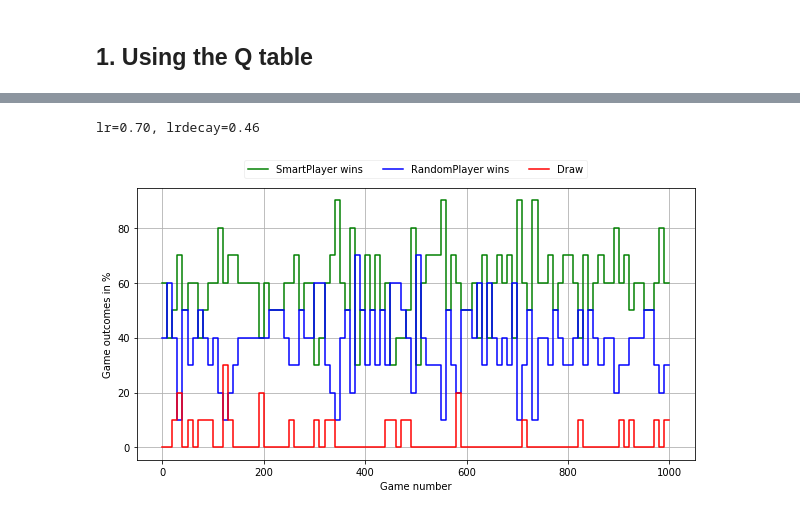
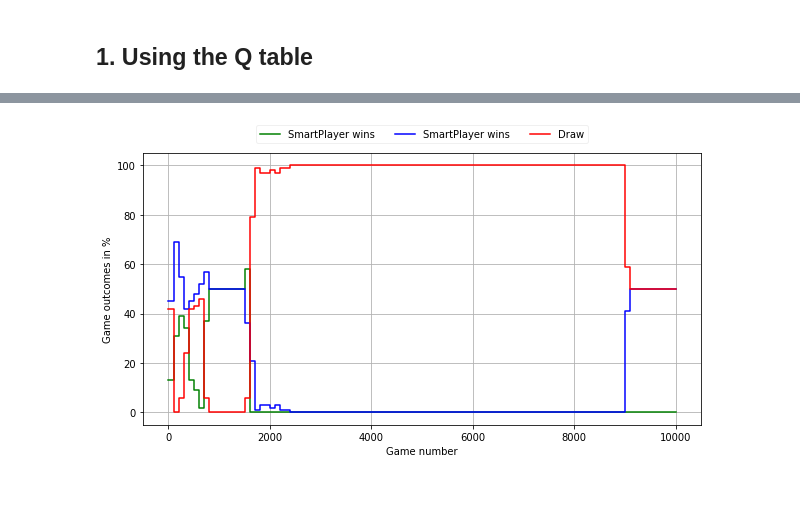
Before and after one commit to simonaertssen/TicTacToe-Reinforcement-Learning, a Jupyter notebook: TrainPlayers.ipynb, the cells around one changed output, grey strips where cells are left out. Cells and saved outputs as stored; diff of their text form; code cells hidden in the pictures.

```diff
--- a/TrainPlayers.ipynb
+++ b/TrainPlayers.ipynb
@@ -132,10 +94,10 @@ def smartObjective(args):
-# %%
-res = gp_minimize(smartObjective, [(0.0, 1.0), (0.0, 1.0)], acq_func="LCB", n_calls=10, n_random_starts=5, noise=0.1**2)
-print("lr={:.2f}, lrdecay={:.2f}".format(*(res.x)))
-# %% [output]
-lr=0.70, lrdecay=0.46
-# %%
-optimisedSmartPlayer = SmartPlayer(*(res.x))
-train(optimisedSmartPlayer, RandomPlayer(), rounds=100, battles=10)
-# %% [output]
-[figure, removed]
+# %%
+SmartPlayer1 = SmartPlayer(nodes=18, lr=0.1, lrdecay=1.0)
+SmartPlayer1.rewards = {"WINNER": 1.0, "LOSER":0.0, "MADEDRAW":0.8, "CHOSEDRAW":0.8}
+
+SmartPlayer2 = SmartPlayer(nodes=18, lr=0.1, lrdecay=1.0)
+SmartPlayer2.rewards = {"WINNER": 1.0, "LOSER":0.0, "MADEDRAW":0.8, "CHOSEDRAW":0.8}
+
+train(SmartPlayer1, SmartPlayer2, rounds=100, battles=100)
+# %% [output]
+[figure, added]
```
Also changed, not shown: parts of 15 cells of this notebook.
